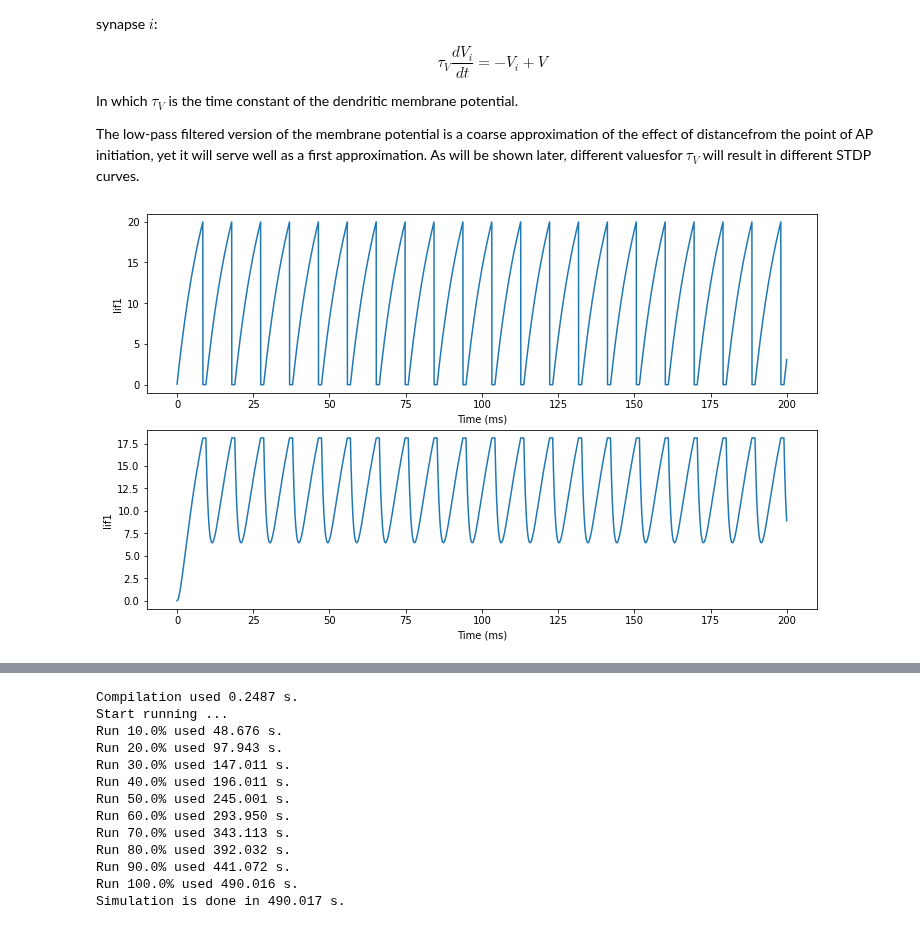
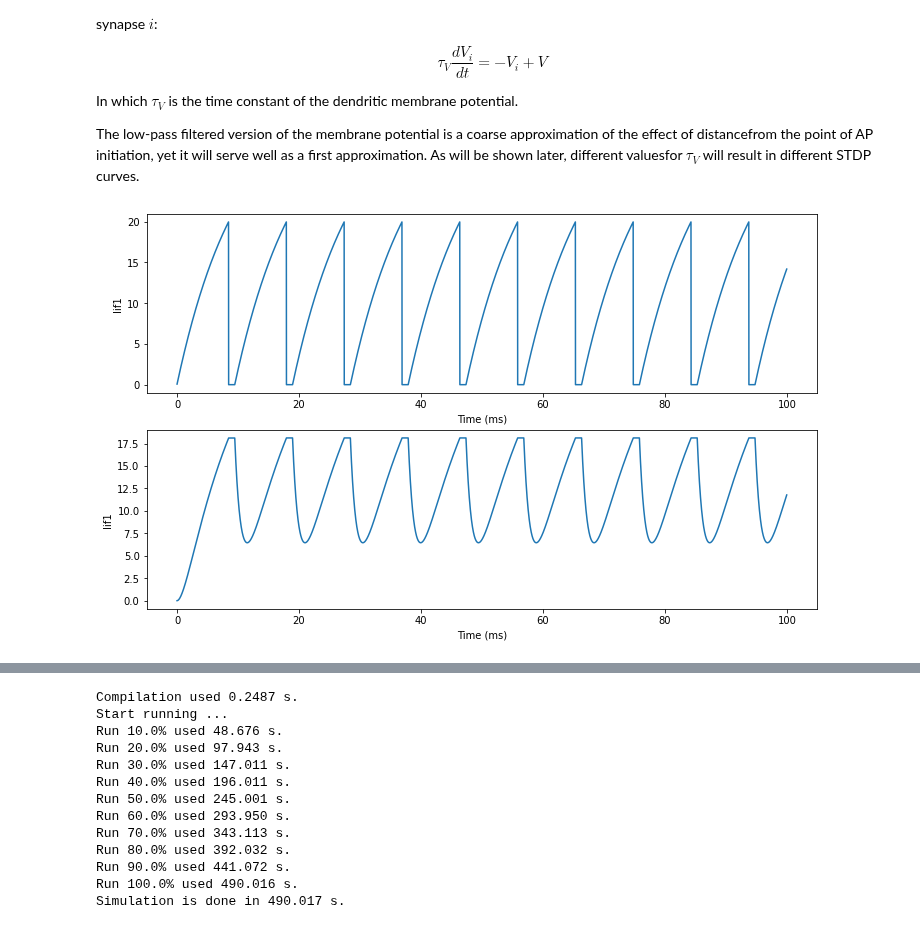
Before and after one commit to AohuaCheng/Neuro-and-Complexity-Science, a Jupyter notebook: Coding/STDP/STDP.ipynb, the cells around one changed output, grey strips where cells are left out. Cells and saved outputs as stored; diff of their text form; code cells hidden in the pictures.

```diff
--- a/Coding/STDP/STDP.ipynb
+++ b/Coding/STDP/STDP.ipynb
@@ -78,14 +82,14 @@ class LIF(bp.NeuGroup):
 
   @staticmethod
   @bp.odeint(method='exponential_euler')
-  def integral(V, V_i, t, Iext, tau_V, g_ampa, g_nmda):
+  def integral(V, V_lp, t, Iext, tau_V, g_ampa, g_nmda):
     I_leak = g_L * (V - E_L)
     I_ampa = g_ampa * (V - E_ampa)
     I_nmda = g_nmda * (V - E_nmda)
     dV = (- I_ampa - I_nmda - I_leak + Iext) / tau_m
-    dV_i = (V - V_i) / tau_V
+    dV_lp = (V - V_lp) / tau_V
 
-    return dV, dV_i
+    return dV, dV_lp
 
   def __init__(self, size, t_ref=1., g_ampa=0., g_nmda=0., tau_V=10/9,
                V_rest=0., V_reset=0., V_th=20., **kwargs):
@@ -104,16 +108,18 @@ class LIF(bp.NeuGroup):
     self.refractory = bp.ops.zeros(self.num, dtype=bool)
     self.spike = bp.ops.zeros(self.num, dtype=bool)
     self.V = bp.ops.ones(self.num) * V_rest
-    self.V_i = bp.ops.ones(self.num) * V_rest
+    self.V_lp = bp.ops.ones(self.num) * V_rest
     self.input = bp.ops.zeros(self.num)
+    self.g_ampa = bp.ops.zeros(self.num)
+    self.g_nmda = bp.ops.zeros(self.num)
 
   def update(self, _t):
     for i in range(self.num):
       spike = False
       refractory = (_t - self.t_last_spike[i]) <= self.t_ref
       if not refractory:
-        V, V_i = self.integral(self.V[i], self.V_i[i], _t, self.input[i],
-                    self.tau_V, self.g_ampa, self.g_nmda)
+        V, V_lp = self.integral(self.V[i], self.V_lp[i], _t, self.input[i],
+                    self.tau_V, self.g_ampa[i], self.g_nmda[i])
         spike = (V >= self.V_th)
         if spike:
           V = self.V_reset
@@ -121,24 +127,24 @@ class LIF(bp.NeuGroup):
           self.t_last_spike[i] = _t
           refractory = True
         self.V[i] = V
-        self.V_i[i] = V_i
+        self.V_lp[i] = V_lp
       self.spike[i] = spike
       self.refractory[i] = refractory
       self.input[i] = 0.
 # %%
 ## LIF
-lif1 = LIF(size=1, monitors=['V','V_i']) # size is the iteration rounds
-lif1.run(duration=t_duration, inputs=('input', 100)) # duration is the real time
+lif1 = LIF(size=1, monitors=['V','V_lp']) # size is the iteration rounds
+lif1.run(duration=100, inputs=('input', 100)) # duration is the real time
 # %%
 # plot
 fig, gs = bp.visualize.get_figure(row_num=2, col_num=1, row_len=3, col_len=10)
 
 fig.add_subplot(gs[0, 0])
 bp.visualize.line_plot(lif1.mon.ts, lif1.mon.V[:, 0], ylabel='lif1')
 fig.add_subplot(gs[1, 0])
-bp.visualize.line_plot(lif1.mon.ts, lif1.mon.V_i[:, 0], ylabel='lif1')
+bp.visualize.line_plot(lif1.mon.ts, lif1.mon.V_lp[:, 0], ylabel='lif1')
 # %% [output]
-[figure, old version]
+[figure, new version]
 # %% [markdown]
 
 **NMDA $Ca^{2+}$ current**
```
Also changed, not shown: parts of 9 cells of this notebook.
